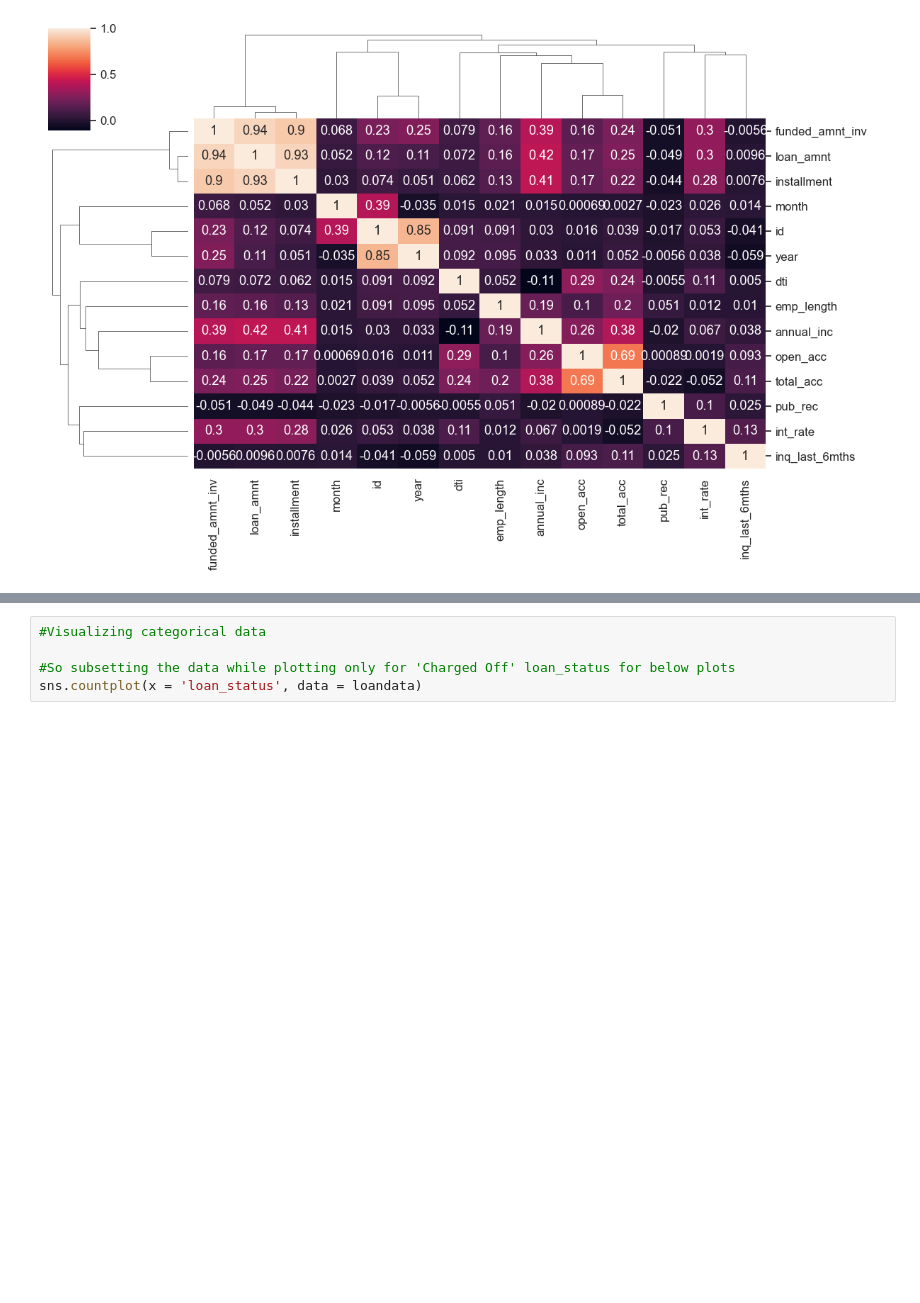
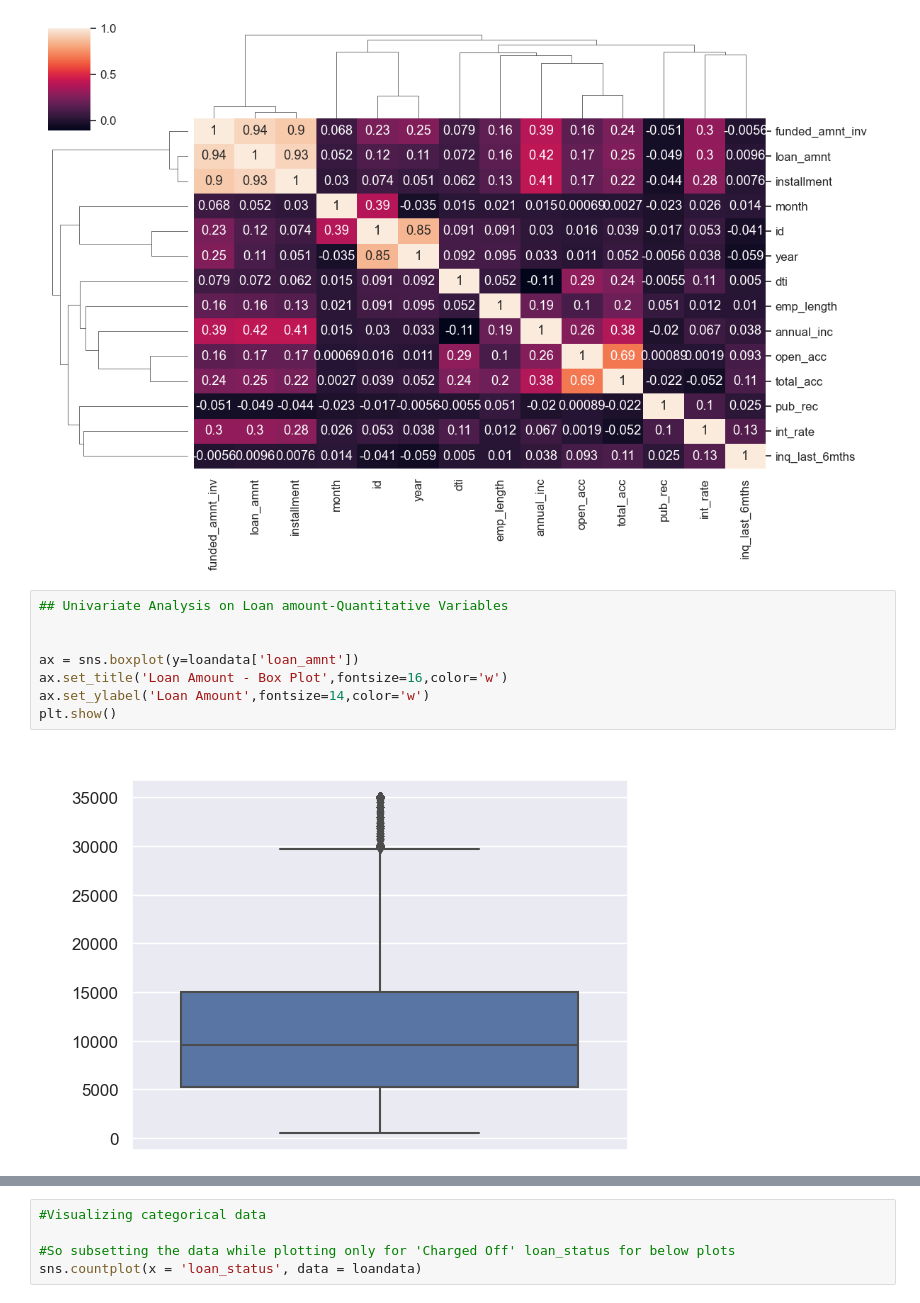
Before and after one commit to anshumanbiswal26121981/Lending_Case_Study, a Jupyter notebook: Abhijit _Kumar_Manna.ipynb, the cells around one changed output, grey strips where cells are left out. Drawn from its saved outputs; the diff is of its cells as text; blank space fills up the shorter version.

```diff
--- a/Abhijit _Kumar_Manna.ipynb
+++ b/Abhijit _Kumar_Manna.ipynb
@@ -375,3 +410,13 @@ plt.show()
 #Loan amount also increases with increase in annual_inc and also the installment increases with annual inc
 # %% [output]
 [figure]
+# %%
+## Univariate Analysis on Loan amount-Quantitative Variables
+
+
+ax = sns.boxplot(y=loandata['loan_amnt'])
+ax.set_title('Loan Amount - Box Plot',fontsize=16,color='w')
+ax.set_ylabel('Loan Amount',fontsize=14,color='w')
+plt.show()
+# %% [output]
+[figure, added]
```
Also changed, not shown: parts of 29 cells of this notebook, 1 other file.
